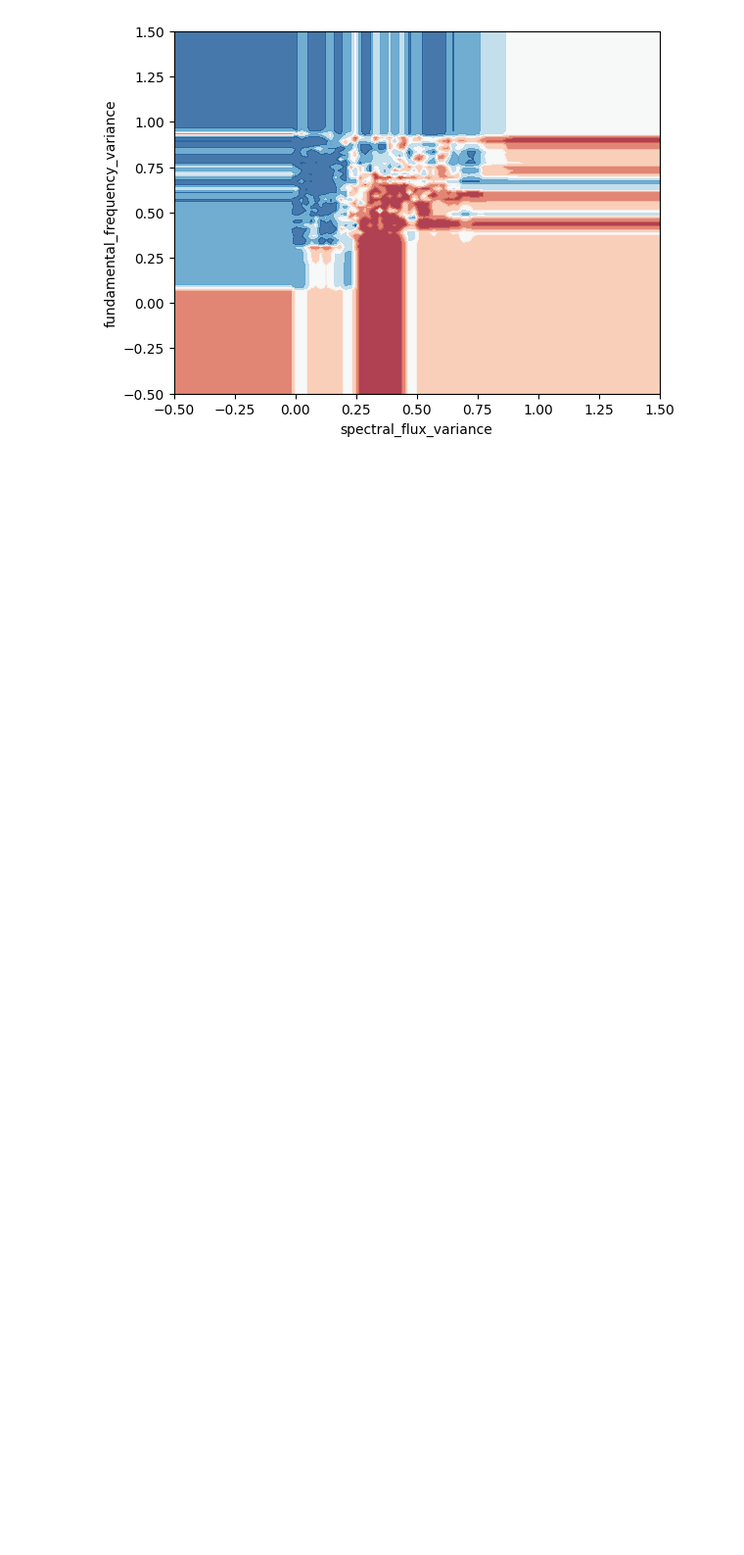
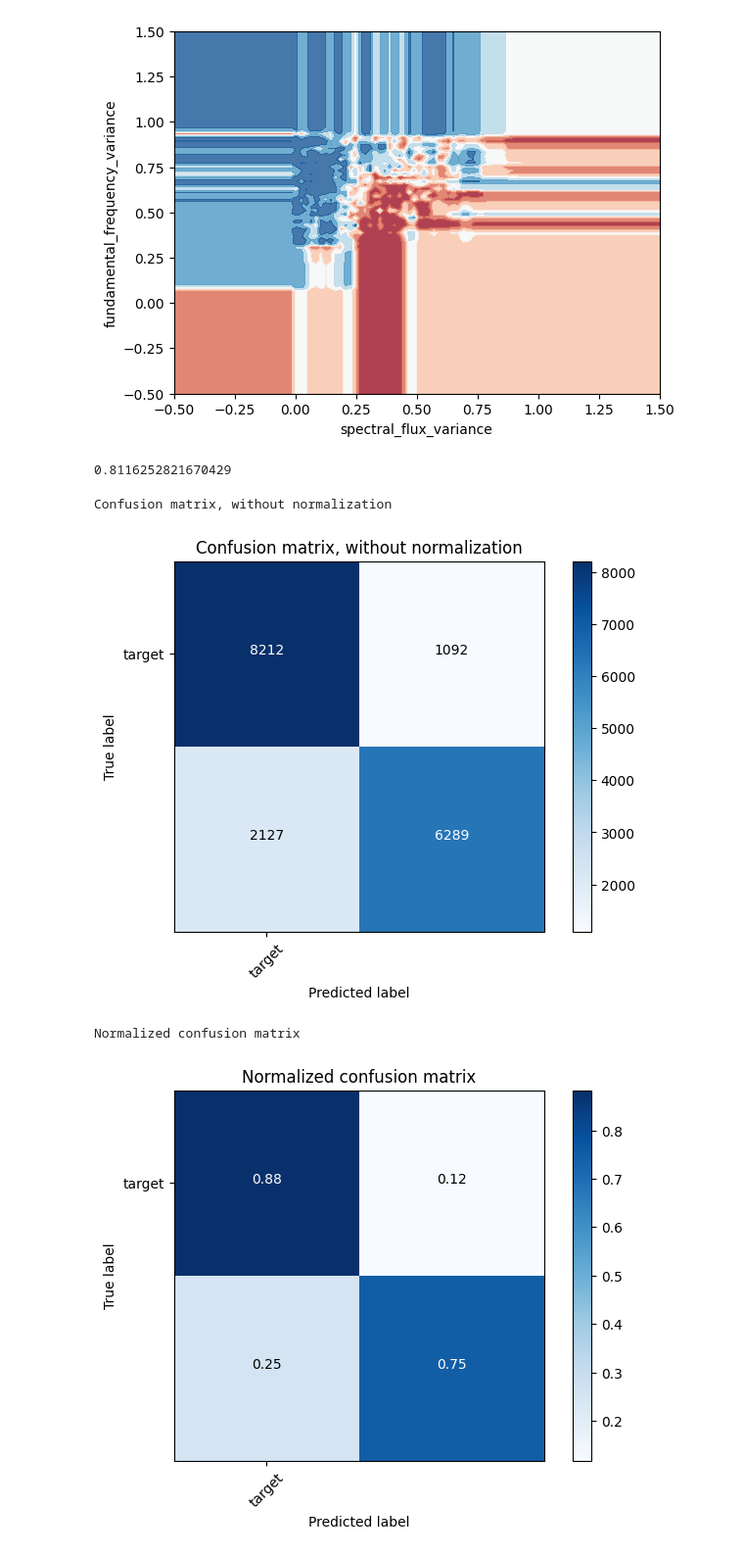
Before and after one commit to DanickCarrier/ml_commercial_detection, a Jupyter notebook: ml_commercial_detection.ipynb, the cells around one changed output. Shown at 98% size. Cells and saved outputs as stored; diff of their text form; code cells hidden in the pictures; blank space fills up the shorter version.

Commit message:
kfold cv score and confusion matrix in progress

```diff
--- a/ml_commercial_detection.ipynb
+++ b/ml_commercial_detection.ipynb
@@ -392,3 +378,37 @@ ax.set_title(col1+' X '+col2)
 Text(0.5, 1.0, 'spectral_flux_variance X fundamental_frequency_variance')
 [figure]
 [figure]
+# %%
+from sklearn.model_selection import KFold,cross_val_score
+from sklearn.metrics import confusion_matrix,classification_report
+
+
+
+kf = KFold(n_splits=10)
+clf_tree=RandomForestClassifier()
+scores = cross_val_score(clf_tree, x, y, cv=kf)
+
+avg_score = np.mean(scores)
+print(avg_score)
+# %% [output]
+0.8116252821670429
+# %%
+def evaluate_model(data_x, data_y):
+  k_fold = KFold(10, shuffle=True, random_state=1)
+
+  predicted_targets = np.array([])
+  actual_targets = np.array([])
+
+  for train_ix, test_ix in k_fold.split(data_x):
+    train_x, train_y, test_x, test_y = data_x[train_ix], data_y[train_ix], data_x[test_ix], data_y[test_ix]
+
+    # Fit the classifier
+    classifier = RandomForestClassifier().fit(train_x, train_y)
+
+    # Predict the labels of the test set samples
+    predicted_labels = classifier.predict(test_x)
+
+    predicted_targets = np.append(predicted_targets, predicted_labels)
+    actual_targets = np.append(actual_targets, test_y)
+
+  return predicted_targets, actual_targets
@@ -394,0 +443,23 @@ Text(0.5, 1.0, 'spectral_flux_variance X fundamental_frequency_variance')
+# %%
+def plot_confusion_matrix(predicted_labels_list, y_test_list,class_names):
+    cnf_matrix = confusion_matrix(y_test_list, predicted_labels_list)
+    np.set_printoptions(precision=2)
+
+    # Plot non-normalized confusion matrix
+    plt.figure()
+    generate_confusion_matrix(cnf_matrix, classes=class_names, title='Confusion matrix, without normalization')
+    plt.show()
+
+    # Plot normalized confusion matrix
+    plt.figure()
+    generate_confusion_matrix(cnf_matrix, classes=class_names, normalize=True, title='Normalized confusion matrix')
+    plt.show()
+# %%
+class_names=['target']
+predicted_target, actual_target = evaluate_model(x.values, y.values)
+plot_confusion_matrix(predicted_target, actual_target,class_names)
+# %% [output]
+Confusion matrix, without normalization
+[figure, added]
+Normalized confusion matrix
+[figure, added]
```
Also changed, not shown: parts of 2 cells of this notebook.
